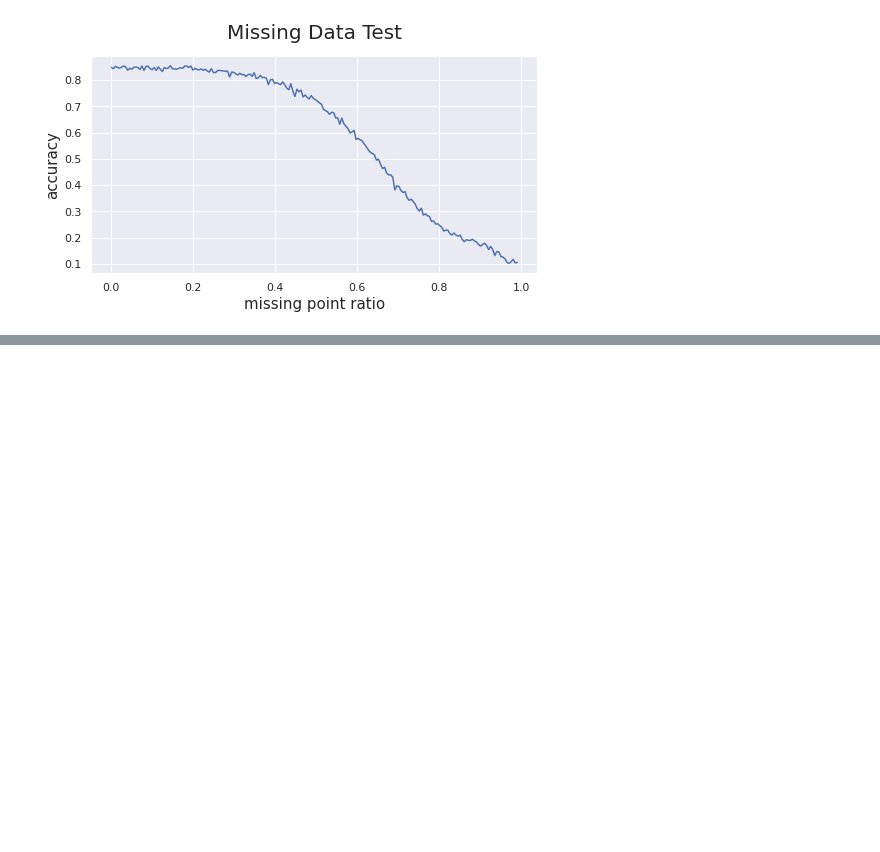
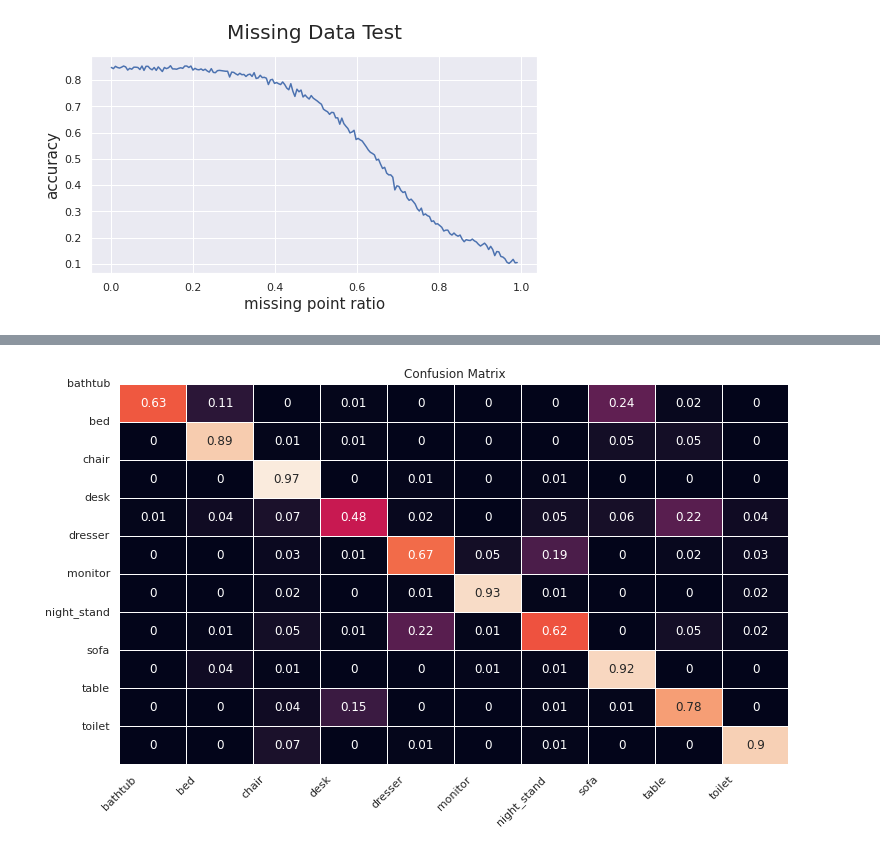
Before and after one commit to tabba98/neural-network, a Jupyter notebook: VoxNet.ipynb, the cells around one changed output, grey strips where cells are left out. Cells and saved outputs as stored; diff of their text form; code cells hidden in the pictures; blank space fills up the shorter version.

```diff
--- a/VoxNet.ipynb
+++ b/VoxNet.ipynb
@@ -515,0 +585,4 @@ trainer2.train()
+# %%
+trainer2.generateConfusionMatrix()
+# %% [output]
+[figure, added]
```
Also changed, not shown: parts of 10 cells of this notebook.
